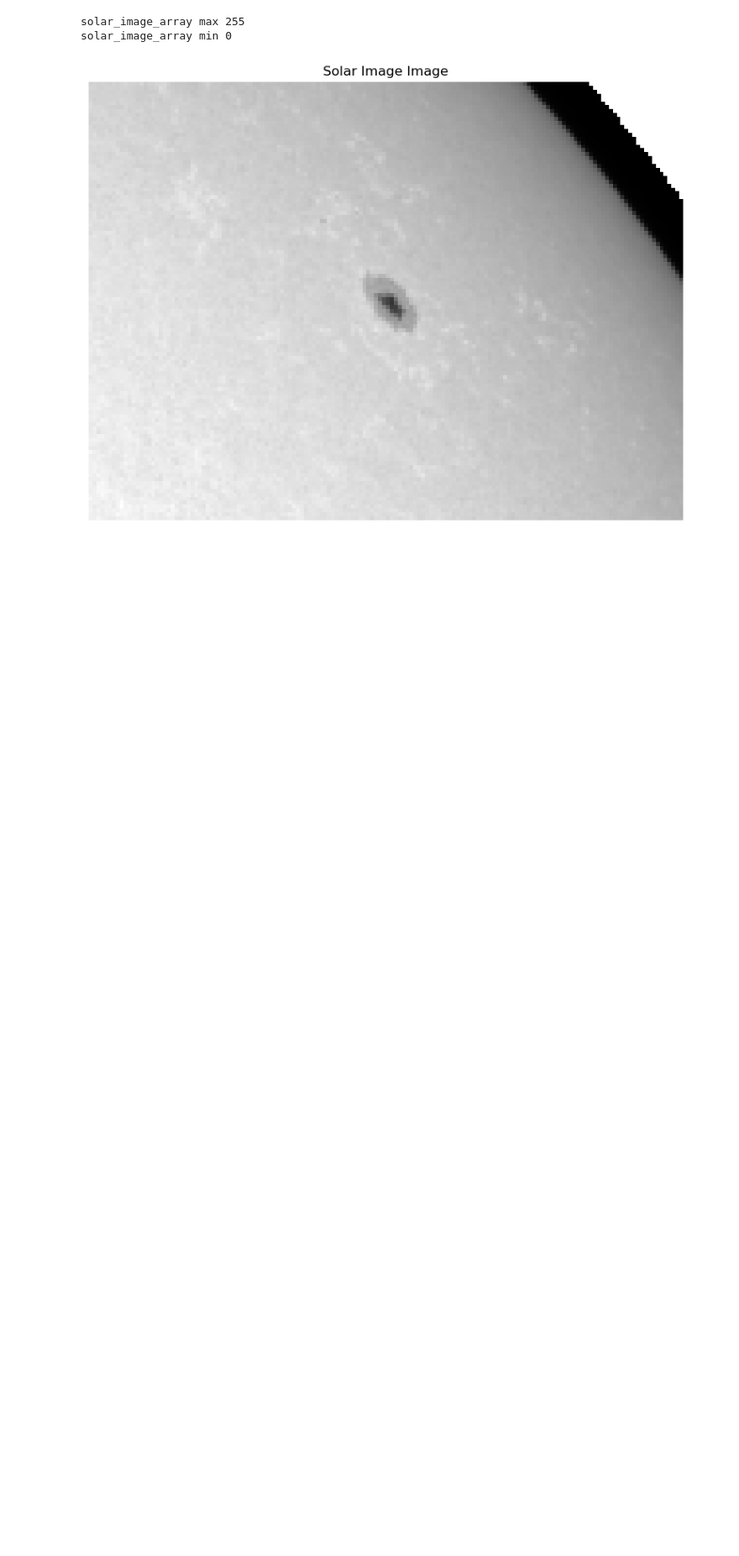
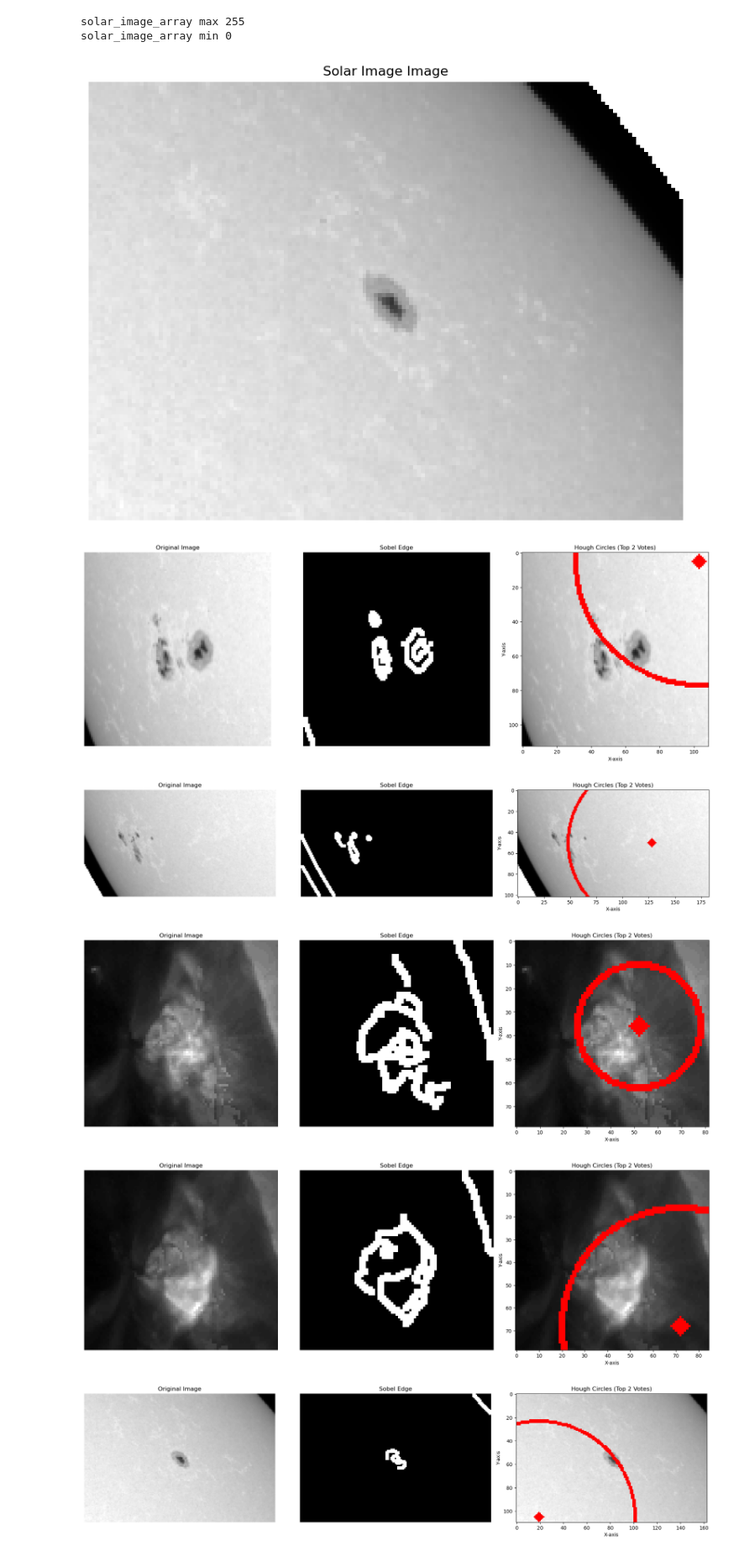
Before and after one commit to prajun7/ml-journey, a Jupyter notebook: ImageProcessing/Solar_disk_hough_transformation/detecting_circles.ipynb, the cells around one changed output. Shown at 84% size. Saved outputs shown, nothing was run; the diff lists cells and outputs as text; code cells hidden in the pictures; blank space fills up the shorter version.

```diff
--- a/ImageProcessing/Solar_disk_hough_transformation/detecting_circles.ipynb
+++ b/ImageProcessing/Solar_disk_hough_transformation/detecting_circles.ipynb
@@ -132,36 +132,41 @@ def process_images(image_paths):
     results = {}
 
     for image_path in image_paths:
-        orig, edge, annotated = process_image(image_path)
+        orig, edge, annotated = process_image2(image_path)
         results[image_path] = (orig, edge, annotated)
 
         # --- Display the Results for the current image ---
         fig, axs = plt.subplots(1, 3, figsize=(18, 6))
 
         # Original image with axes turned off
         axs[0].imshow(orig, cmap="gray")
         axs[0].set_title("Original Image")
         axs[0].axis("off")
 
         # Edge image with axes turned off
         axs[1].imshow(edge, cmap="gray")
         axs[1].set_title("Sobel Edge")
         axs[1].axis("off")
 
         # Annotated image with circles and axes on
         axs[2].imshow(cv2.cvtColor(annotated, cv2.COLOR_BGR2RGB))
         axs[2].set_title("Hough Circles (Top 2 Votes)")
         axs[2].axis("on")
         axs[2].set_xlabel("X-axis")
         axs[2].set_ylabel("Y-axis")
 
         plt.tight_layout()
         plt.show()
 
     return results
 
 # Example usage:
 # Get all PNG images from the sample_images folder.
 image_files = glob.glob("../Solar_disk_hough_transformation/sample_images/*.png")
 results = process_images(image_files)
 # %% [output]
+[figure, new version]
+[figure, added]
+[figure, added]
+[figure, added]
+[figure, added]
```
Also changed, not shown: parts of 2 cells of this notebook.
